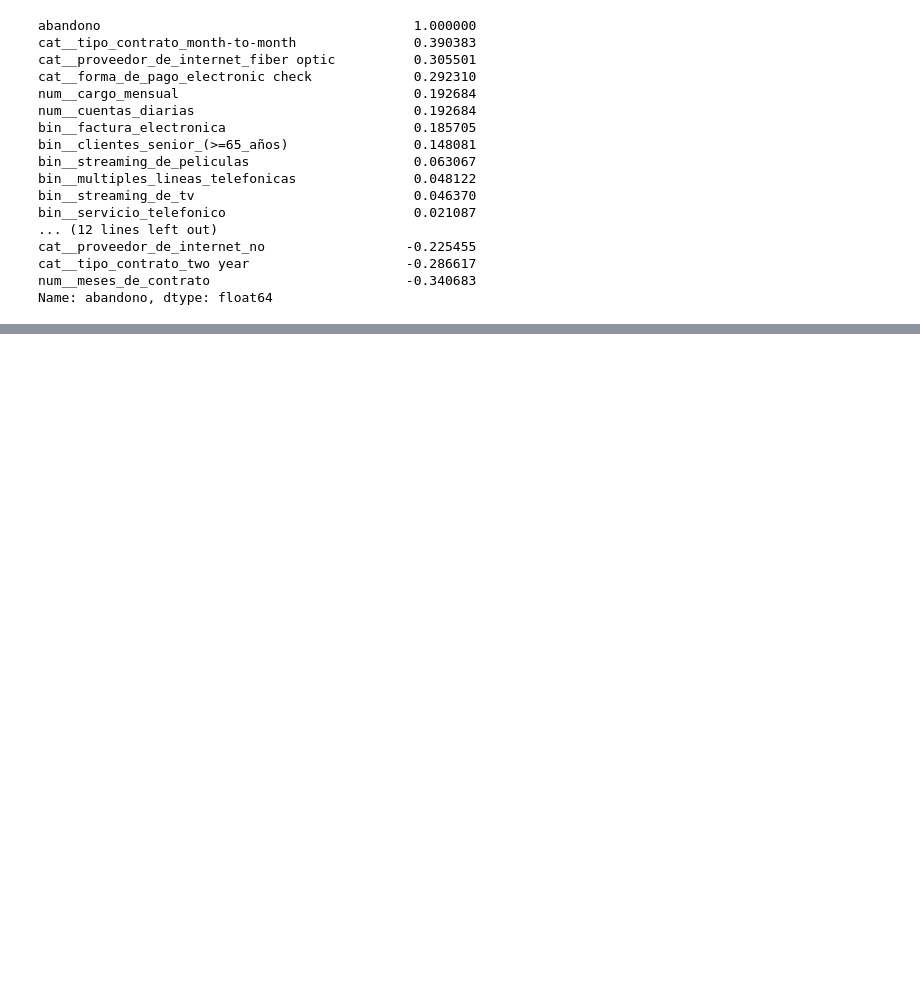
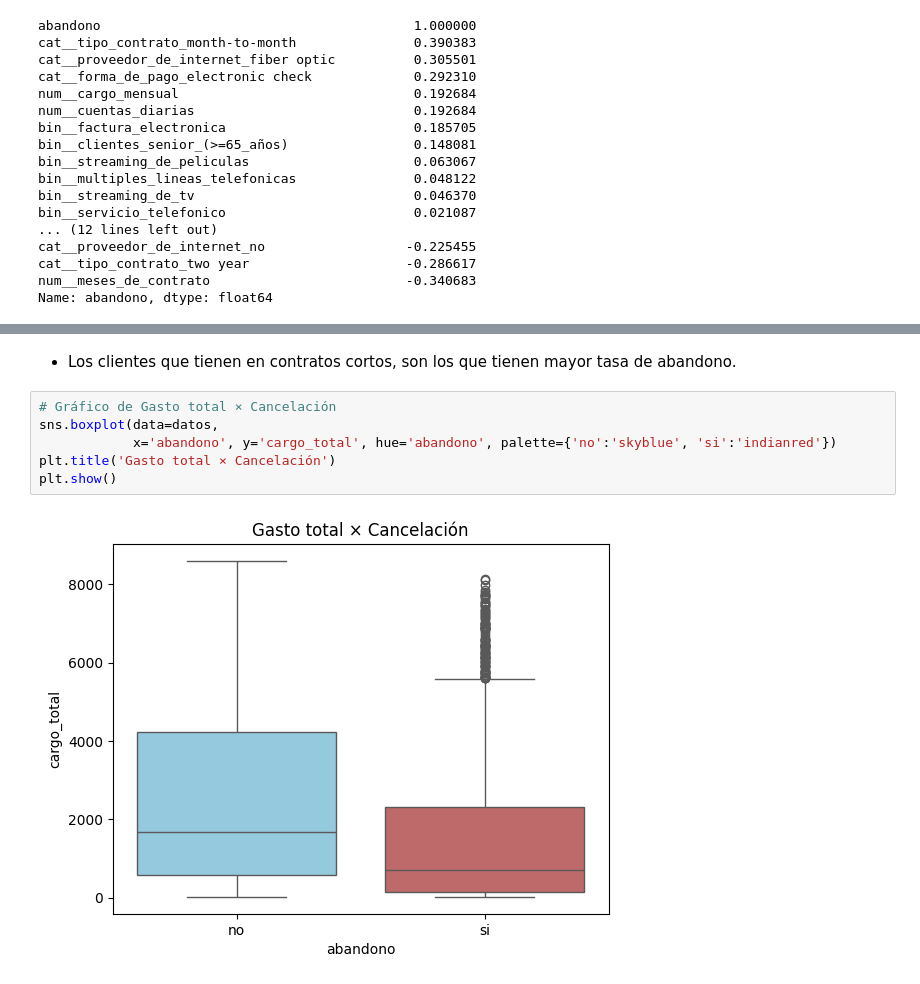
Before and after one commit to WLozanoH/TelecomX-Churn-Prediction-ML, a Jupyter notebook: churn_prediction_ML.ipynb, the cells around one changed output, grey strips where cells are left out. Drawn from its saved outputs; the diff is of its cells as text; blank space fills up the shorter version.

```diff
--- a/churn_prediction_ML.ipynb
+++ b/churn_prediction_ML.ipynb
@@ -360,0 +386,10 @@ Name: abandono, dtype: float64
+# %% [markdown]
+* Los clientes que tienen en contratos cortos, son los que tienen mayor tasa de abandono.
+# %%
+# Gráfico de Gasto total × Cancelación
+sns.boxplot(data=datos,
+            x='abandono', y='cargo_total', hue='abandono', palette={'no':'skyblue', 'si':'indianred'})
+plt.title('Gasto total × Cancelación')
+plt.show()
+# %% [output]
+[figure, added]
```
Also changed, not shown: parts of 7 cells of this notebook.
